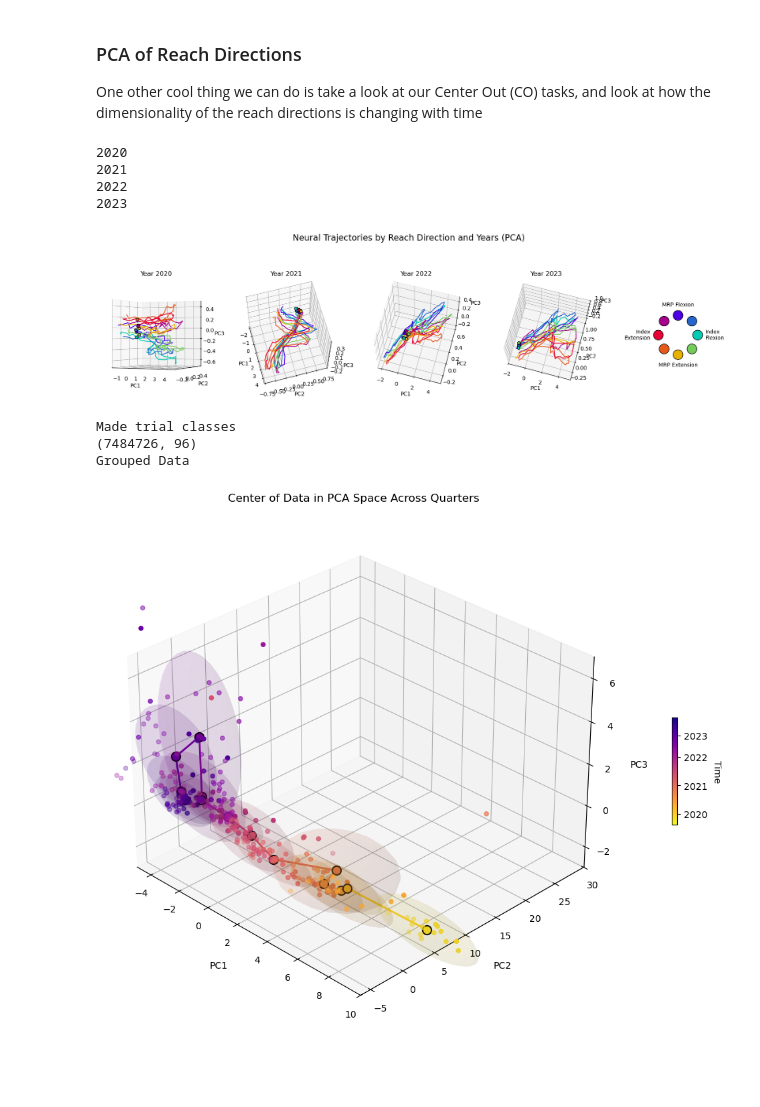
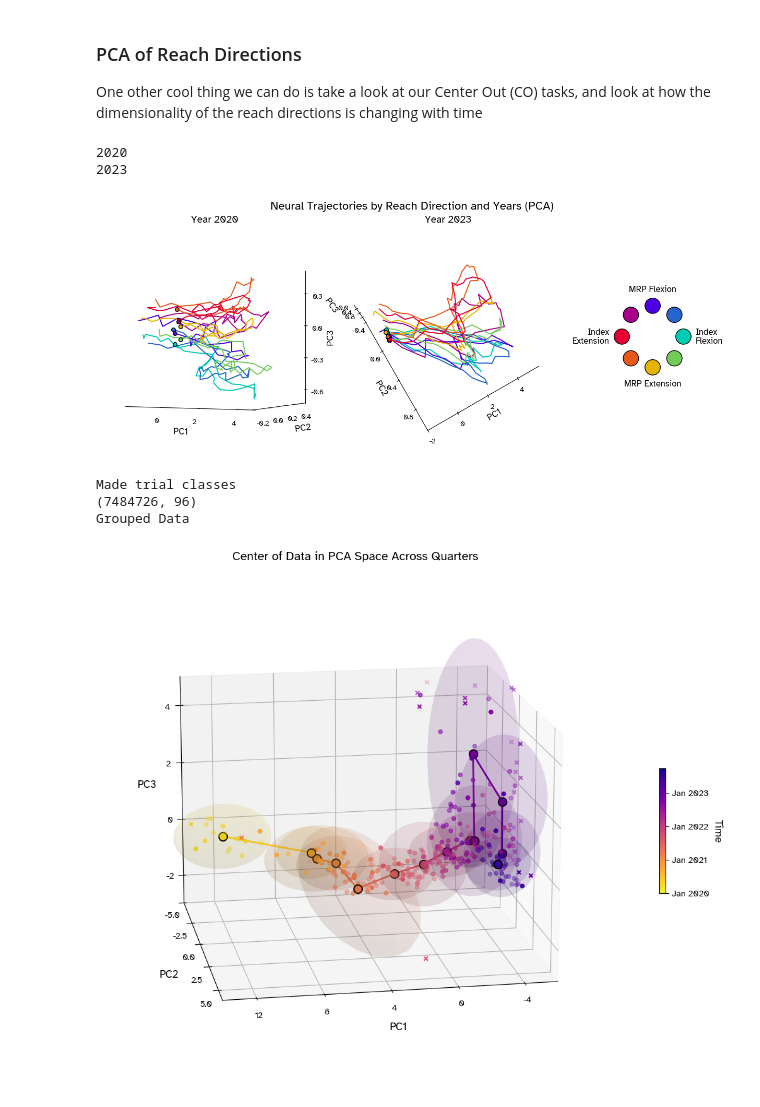
Before and after one commit to chesteklab/LINK_dataset, a Jupyter notebook: analysis/populationlevelanalyses/dimensionality_across_days_analysis.ipynb, the cells around one changed output. Cells and saved outputs as stored; diff of their text form; code cells hidden in the pictures; blank space fills up the shorter version.

```diff
--- a/analysis/populationlevelanalyses/dimensionality_across_days_analysis.ipynb
+++ b/analysis/populationlevelanalyses/dimensionality_across_days_analysis.ipynb
@@ -12,20 +12,28 @@ import pickle
 from datetime import datetime
 from tqdm import tqdm
 # %%
-# import matplotlib as mpl
-# #some basic text parameters for figures
-# mpl.rcParams['font.family'] = "Atkinson Hyperlegible" # if installed but not showing up, rebuild mpl cache
-# mpl.rcParams['font.size'] = 10
-# mpl.rcParams['savefig.format'] = 'pdf'
-# mpl.rcParams['axes.unicode_minus'] = False
-# mpl.rcParams['axes.titlesize'] = 14
-# mpl.rcParams['axes.labelsize'] = 12
-# mpl.rcParams['axes.titlelocation'] = 'center'
-# mpl.rcParams['axes.titleweight'] = 'bold'
-# mpl.rcParams['figure.constrained_layout.use'] = True
-# mpl.rcParams['figure.titlesize'] = 14
-# mpl.rcParams['figure.titleweight'] = 'bold'
-# mpl.rcParams['pdf.fonttype'] = 42
+import matplotlib as mpl
+#some basic text parameters for figures
+mpl.rcParams['font.family'] = "Atkinson Hyperlegible" # if installed but not showing up, rebuild mpl cache
+mpl.rcParams['font.size'] = 10
+mpl.rcParams['savefig.format'] = 'pdf'
+mpl.rcParams['axes.unicode_minus'] = False
+mpl.rcParams['axes.titlesize'] = 14
+mpl.rcParams['axes.labelsize'] = 12
+mpl.rcParams['axes.titlelocation'] = 'center'
+mpl.rcParams['axes.titleweight'] = 'bold'
+mpl.rcParams['figure.constrained_layout.use'] = True
+mpl.rcParams['figure.titlesize'] = 14
+mpl.rcParams['figure.titleweight'] = 'bold'
+mpl.rcParams['pdf.fonttype'] = 42
+# %%
+import matplotlib.font_manager as fm
+font_path = "/home/riopar/.local/share/fonts/Atkinson-Hyperlegible-Regular-102.ttf"
+
+# Register it
+fm.fontManager.addfont(font_path)
+prop = fm.FontProperties(fname=font_path)
+plt.rcParams['font.family'] = prop.get_name()
 # %% [markdown]
 ## Now we want to load the dataset
 
@@ -62,17 +70,15 @@ Another way of looking at the same data is to break it down into quarters and vi
 
 One other cool thing we can do is take a look at our Center Out (CO) tasks, and look at how the dimensionality of the reach directions is changing with time
 # %%
-plot_avg_trajectories(df_tuning, type_of_data='sbps', group_by = 'year', trim_method = trim_neural_data_at_movement_onset_std_and_smooth, trim_pt = max_jerk, sigma = .5, years_to_skip=[], directions='ext_flex', remove_RT=False)
+plot_avg_trajectories(df_tuning, type_of_data='sbps', group_by = 'year', trim_method = trim_neural_data_at_movement_onset_std_and_smooth, trim_pt = max_jerk, sigma = .5, years_to_skip=[2021, 2022], directions='ext_flex', remove_RT=False)
 # %% [output]
 2020
-2021
-2022
 2023
-[figure, old version]
+[figure, new version]
 # %%
 plot_pca_all(df_tuning, group_by='quarter', remove_RT=False, normalization_method = 'all', years_to_skip = [], plot_centr_across_time=True)
 # %% [output]
 Made trial classes
 (7484726, 96)
 Grouped Data
-[figure, old version]
+[figure, new version]
```
Also changed, not shown: 2 other files.
